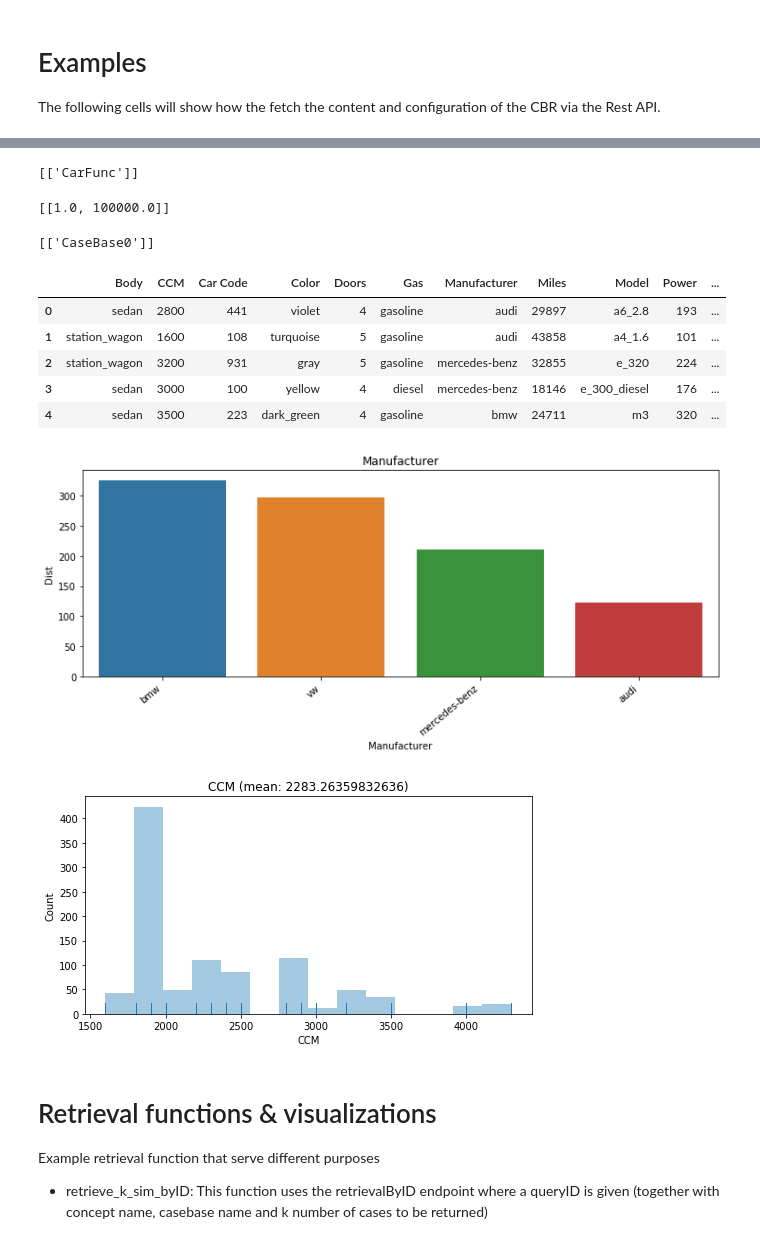
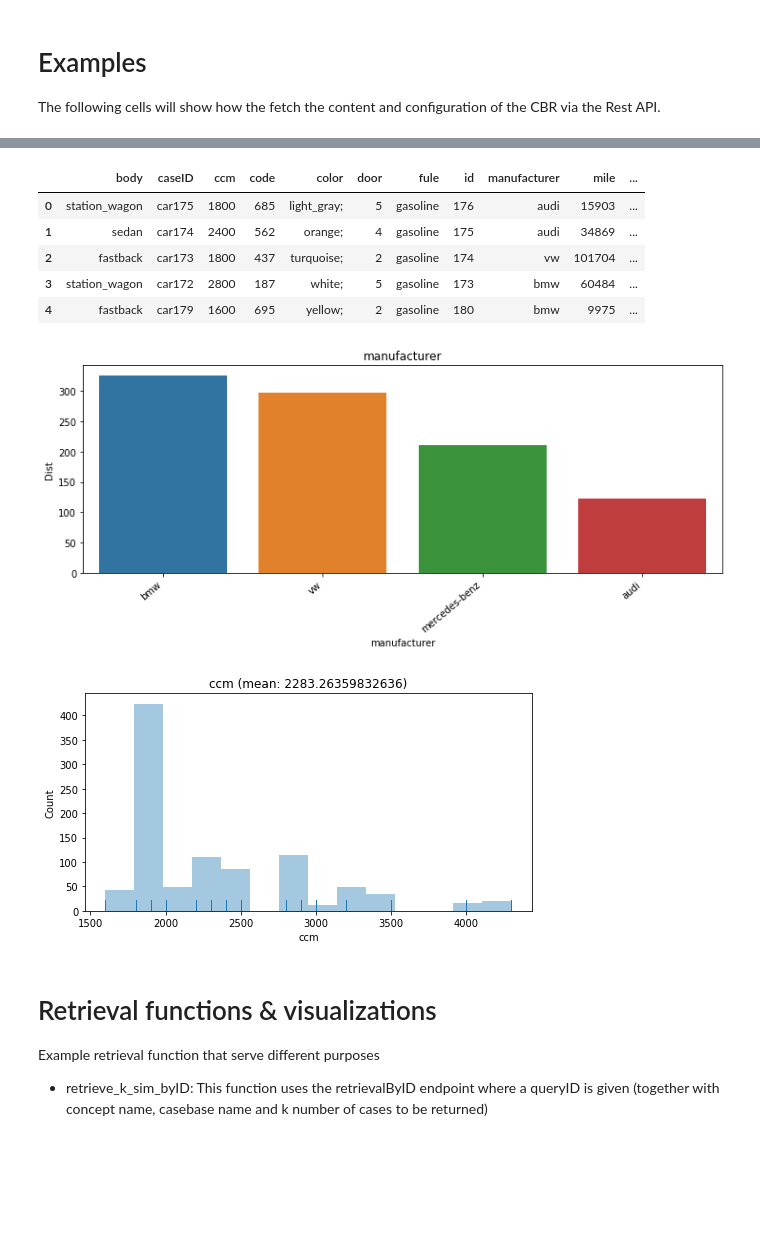
Before and after one commit to ntnu-ai-lab/mycbr-sample-python, a Jupyter notebook: QueryMyCBR.ipynb, the cells around one changed output, grey strips where cells are left out. Cells and saved outputs as stored; diff of their text form; code cells hidden in the pictures; blank space fills up the shorter version.

```diff
--- a/QueryMyCBR.ipynb
+++ b/QueryMyCBR.ipynb
@@ -15,11 +17,13 @@ from pandas.io.json import json_normalize
 # Basic Settings
 Here you need to specify where the API is running. The default port is 8080, so if you only change the machine, specify it's name in "server"
 # %%
-#server = 'localhost'
-server = 'hv-6066.idi.ntnu.no'
+server = 'localhost'
+#server = 'hv-6066.idi.ntnu.no'
 
 port = '8080'
-url = 'http://' + server + ':' + port + '/'
+base_url = 'http://' + server + ':' + port + '/'
+
+obj = mycbr(base_url)
 # %% [markdown]
 # Case Representation
 
@@ -51,12 +44,12 @@ def get_attribute_value_range(concept, attribute):
 Get the model contents: concept, casebase, attribute, attribute types
 # %%
 def get_casebases():
-    raw = pd.DataFrame(requests.get(url + 'casebase/').json())
+    raw = pd.DataFrame(requests.get(base_url + 'casebase/').json())
     casebases = pd.DataFrame.from_records(raw).values.tolist()
     return casebases
 
 def get_instances(concept, casebase):
-    raw = pd.DataFrame(requests.get(url + 'concepts/' + concept + '/casebases/' + casebase + '/instances').json())
+    raw = pd.DataFrame(requests.get(base_url + 'concepts/' + concept + '/casebases/' + casebase + '/cases').json())
     instances = raw.apply(pd.to_numeric, errors='coerce').fillna(raw)
     return instances
 # %% [markdown]
@@ -100,34 +106,22 @@ get_attributes(get_concepts()[0][0]) # returns a dataframe of attribute names an
-# %%
-get_globalsim(get_concepts()[0][0]) # returns a list of names of existing global similarity functions
-# %% [output]
-[['CarFunc']]
-# %%
-get_attribute_value_range('Car', 'Price')  # returns the value range for an attribute (min/max for numbers; entire list for symbols)
-# %% [output]
-[[1.0, 100000.0]]
-# %%
-get_casebases() # returns the list of existing case bases
-# %% [output]
-[['CaseBase0']]
 # %%
-get_instances('Car','CaseBase0').head() # returns the contents of the case base
+get_instances('car','main_casebase').head() # returns the contents of the case base
 # %% [output]
-|  | Body | CCM | Car Code | Color | Doors | Gas | Manufacturer | Miles | Model | Power | ... |
-| 0 | sedan | 2800 | 441 | violet | 4 | gasoline | audi | 29897 | a6_2.8 | 193 | ... |
-| 1 | station_wagon | 1600 | 108 | turquoise | 5 | gasoline | audi | 43858 | a4_1.6 | 101 | ... |
-| 2 | station_wagon | 3200 | 931 | gray | 5 | gasoline | mercedes-benz | 32855 | e_320 | 224 | ... |
-| 3 | sedan | 3000 | 100 | yellow | 4 | diesel | mercedes-benz | 18146 | e_300_diesel | 176 | ... |
-| 4 | sedan | 3500 | 223 | dark_green | 4 | gasoline | bmw | 24711 | m3 | 320 | ... |
+|  | body | caseID | ccm | code | color | door | fule | id | manufacturer | mile | ... |
+| 0 | station_wagon | car175 | 1800 | 685 | light_gray; | 5 | gasoline | 176 | audi | 15903 | ... |
+| 1 | sedan | car174 | 2400 | 562 | orange; | 4 | gasoline | 175 | audi | 34869 | ... |
+| 2 | fastback | car173 | 1800 | 437 | turquoise; | 2 | gasoline | 174 | vw | 101704 | ... |
+| 3 | station_wagon | car172 | 2800 | 187 | white; | 5 | gasoline | 173 | bmw | 60484 | ... |
+| 4 | fastback | car179 | 1600 | 695 | yellow; | 2 | gasoline | 180 | bmw | 9975 | ... |
 # %%
 plt.rcParams["figure.figsize"] = (12, 4)
-plot_symbolic(get_instances('Car','CaseBase0'), 'Manufacturer')
+plot_symbolic(get_instances('car','main_casebase'), 'manufacturer')
 # %% [output]
-[figure, old version]
+[figure, new version]
 # %%
 plt.rcParams["figure.figsize"] = (8, 4)
-plot_numeric(get_instances('Car','CaseBase0'), 'CCM')
+plot_numeric(get_instances('car','main_casebase'), 'ccm')
 # %% [output]
-[figure, old version]
+[figure, new version]
 # %% [markdown]
 # Retrieval functions & visualizations
 Example retrieval function that serve different purposes
```
Also changed, not shown: parts of 23 cells of this notebook, 1 other file.
